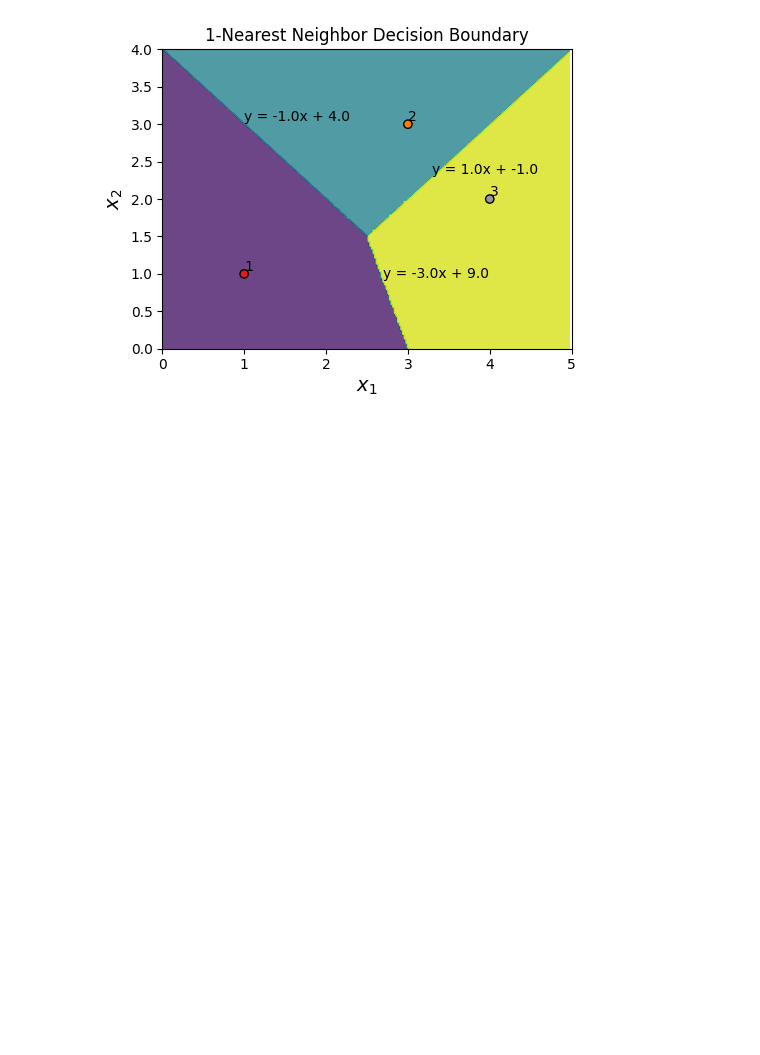
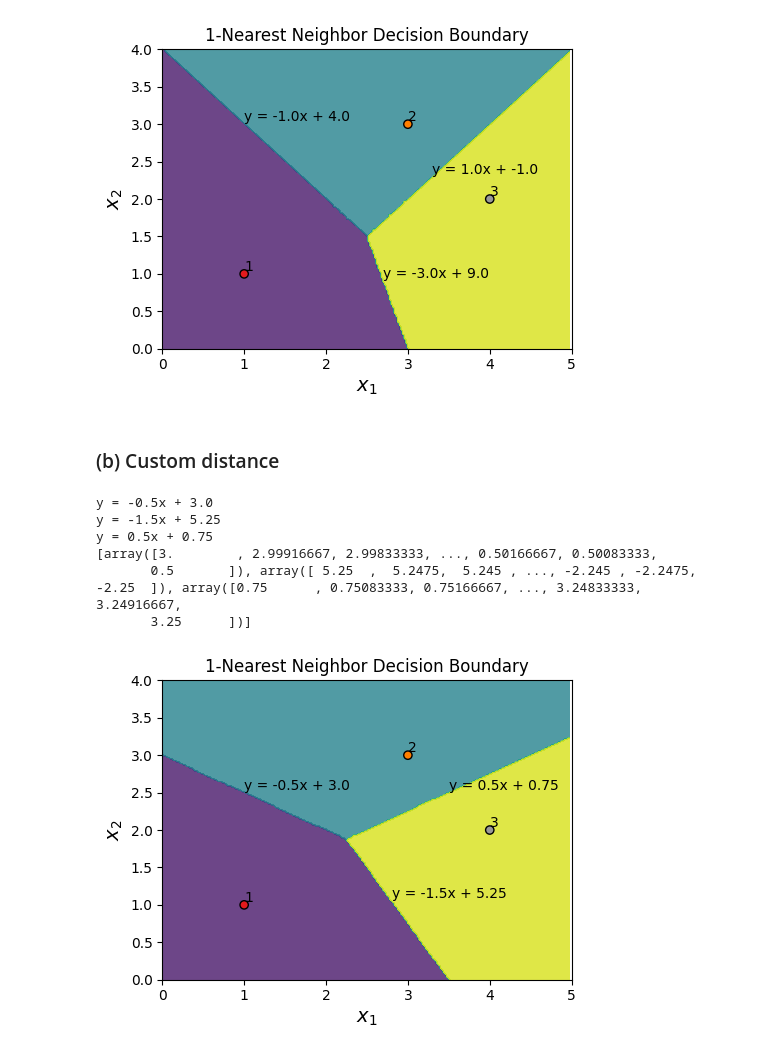
Before and after one commit to yylunxie/2023-Fall-ML, a Jupyter notebook: 10Homework/hw10.ipynb, the cells around one changed output. Cells and saved outputs as stored; diff of their text form; code cells hidden in the pictures; blank space fills up the shorter version.

```diff
--- a/10Homework/hw10.ipynb
+++ b/10Homework/hw10.ipynb
@@ -163,3 +141,5 @@ plt.savefig('decision_boundary.png', dpi=300)
 plt.show()
 # %% [output]
 [figure]
+# %% [markdown]
+### (b) Custom distance
@@ -165,0 +168,65 @@ plt.show()
+# %%
+
+x_test = np.linspace(0, 5, 3001)
+
+pts = np.array([[1, 1], [3, 3], [4, 2]])
+
+y_test_2 = []
+for i in range(3):
+    m, b = custom_line(i)
+    y = m*x_test + b
+    y_test_2.append(y)
+print(y_test_2)
+
+# Define the training data
+X_train = np.array([[1, 1], [3, 3], [4, 2]])
+y_train = np.array([1, 2, 3])
+
+# Create the 1-nearest neighbor classifier
+knn = KNeighborsClassifier(n_neighbors=1, metric=custom_distance)
+
+# Fit the classifier to the training data
+knn.fit(X_train, y_train)
+
+# Define the test data
+X_test = np.array([[2, 2]])
+
+# Predict the class labels for the test data
+y_pred = knn.predict(X_test)
+
+# Plot the decision boundary
+h = 0.02  # step size in the mesh
+x_min, x_max = X_train[:, 0].min() - 1, X_train[:, 0].max() + 1
+y_min, y_max = X_train[:, 1].min() - 1, X_train[:, 1].max() + 1
+xx, yy = np.meshgrid(np.arange(x_min, x_max, h), np.arange(y_min, y_max, h))
+Z = knn.predict(np.c_[xx.ravel(), yy.ravel()])
+
+
+# Put the result into a color plot
+Z = Z.reshape(xx.shape)
+plt.figure(figsize=(5, 4))
+plt.contourf(xx, yy, Z, alpha=0.8)
+
+# Plot the training points
+plt.scatter(X_train[:, 0], X_train[:, 1], c=y_train, cmap=plt.cm.Set1, edgecolor='k')
+# plt.plot(x_test, y_test_2[0], 'r')
+plt.text(1, -0.5 * 1 + 3, 'y = -0.5x + 3.0', ha='left', va='bottom')
+plt.text(2.8, -1.5 * 2.8 + 5.25, 'y = -1.5x + 5.25', ha='left', va='bottom')
+plt.text(3.5, 0.5 * 3.5 + 0.75, 'y = 0.5x + 0.75', ha='left', va='bottom')
+plt.xlabel(r'$x_1$', fontsize=14)
+plt.ylabel(r'$x_2$', fontsize=14)
+plt.title('1-Nearest Neighbor Decision Boundary')
+for i, label in enumerate(y_train):
+    plt.text(X_train[i, 0], X_train[i, 1], str(label), ha='left', va='bottom')
+plt.axis([x_min, x_max, y_min, y_max])
+plt.tight_layout()
+plt.savefig('decision_boundary_custom.png', dpi=300)
+plt.show()
+# %% [output]
+y = -0.5x + 3.0
+y = -1.5x + 5.25
+y = 0.5x + 0.75
+[array([3.        , 2.99916667, 2.99833333, ..., 0.50166667, 0.50083333,
+       0.5       ]), array([ 5.25  ,  5.2475,  5.245 , ..., -2.245 , -2.2475, -2.25  ]), array([0.75      , 0.75083333, 0.75166667, ..., 3.24833333, 3.24916667,
+       3.25      ])]
+[figure, added]
```
Also changed, not shown: parts of 6 cells of this notebook, 1 other file.
